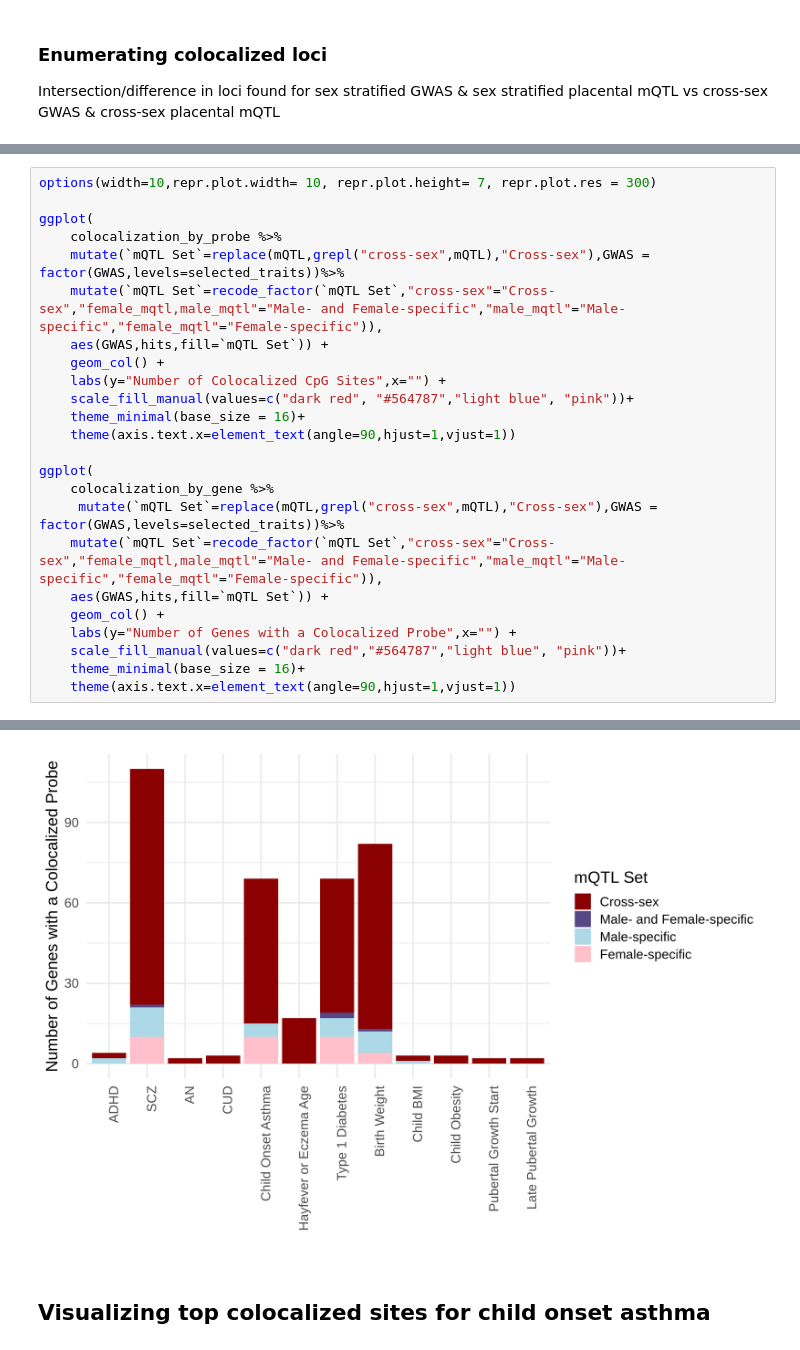
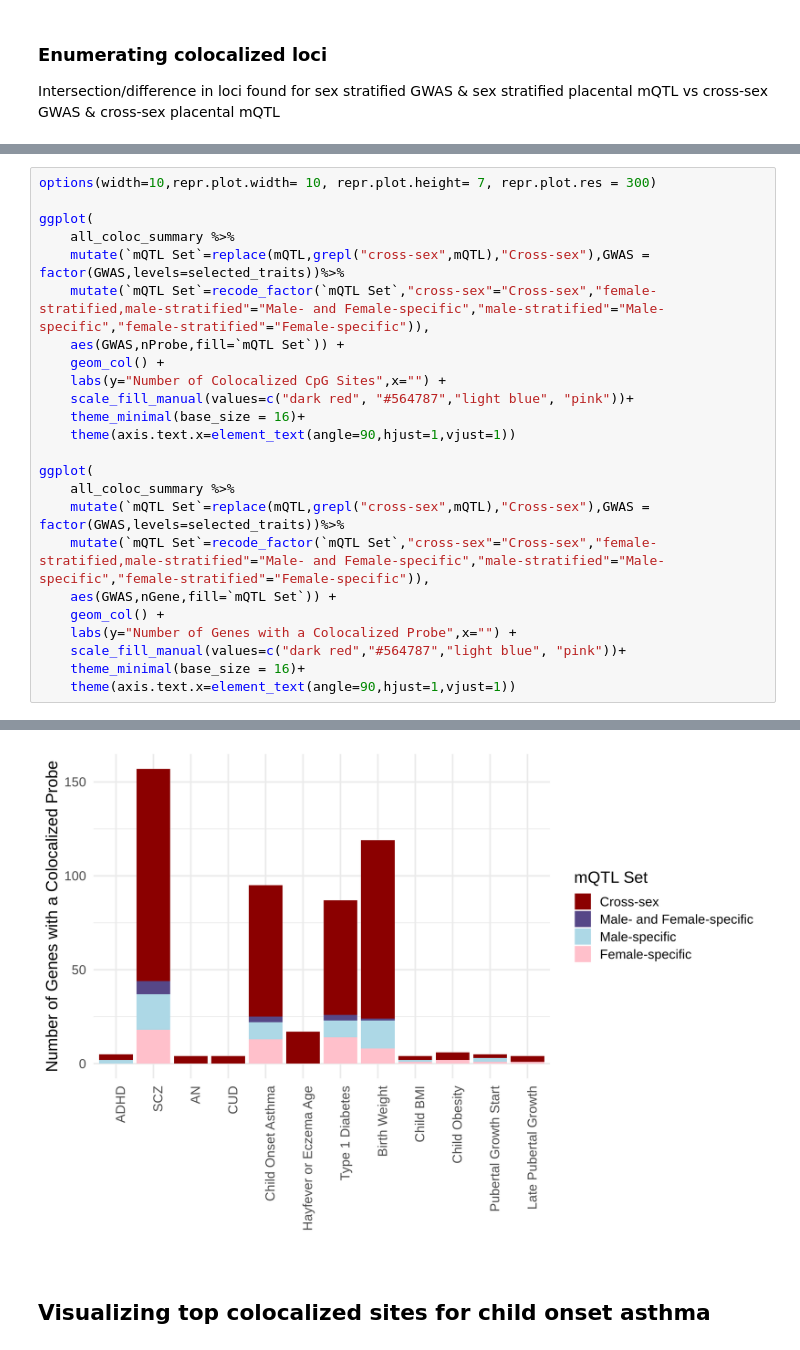
Before and after one commit to wilcas/sex_specific_mQTL, a Jupyter notebook: mQTL_analyses/main_analyses/placental_mqtl_colocalization.ipynb, the cells around one changed output, grey strips where cells are left out. Cells and saved outputs as stored; diff of their text form.

Commit message:
fix gene-cpg counting in colocalized loci

```diff
--- a/mQTL_analyses/main_analyses/placental_mqtl_colocalization.ipynb
+++ b/mQTL_analyses/main_analyses/placental_mqtl_colocalization.ipynb
@@ -789,30 +781,30 @@ A data.table: 43 × 4
 # %%
 options(width=10,repr.plot.width= 10, repr.plot.height= 7, repr.plot.res = 300)
 
 ggplot(
-    colocalization_by_probe %>%
+    all_coloc_summary %>%
     mutate(`mQTL Set`=replace(mQTL,grepl("cross-sex",mQTL),"Cross-sex"),GWAS = factor(GWAS,levels=selected_traits))%>%
-    mutate(`mQTL Set`=recode_factor(`mQTL Set`,"cross-sex"="Cross-sex","female_mqtl,male_mqtl"="Male- and Female-specific","male_mqtl"="Male-specific","female_mqtl"="Female-specific")),
-    aes(GWAS,hits,fill=`mQTL Set`)) +
+    mutate(`mQTL Set`=recode_factor(`mQTL Set`,"cross-sex"="Cross-sex","female-stratified,male-stratified"="Male- and Female-specific","male-stratified"="Male-specific","female-stratified"="Female-specific")),
+    aes(GWAS,nProbe,fill=`mQTL Set`)) +
     geom_col() +
     labs(y="Number of Colocalized CpG Sites",x="") +
     scale_fill_manual(values=c("dark red", "#564787","light blue", "pink"))+
     theme_minimal(base_size = 16)+
     theme(axis.text.x=element_text(angle=90,hjust=1,vjust=1))
 
 ggplot(
-    colocalization_by_gene %>%
-     mutate(`mQTL Set`=replace(mQTL,grepl("cross-sex",mQTL),"Cross-sex"),GWAS = factor(GWAS,levels=selected_traits))%>%
-    mutate(`mQTL Set`=recode_factor(`mQTL Set`,"cross-sex"="Cross-sex","female_mqtl,male_mqtl"="Male- and Female-specific","male_mqtl"="Male-specific","female_mqtl"="Female-specific")),
-    aes(GWAS,hits,fill=`mQTL Set`)) +
+    all_coloc_summary %>%
+    mutate(`mQTL Set`=replace(mQTL,grepl("cross-sex",mQTL),"Cross-sex"),GWAS = factor(GWAS,levels=selected_traits))%>%
+    mutate(`mQTL Set`=recode_factor(`mQTL Set`,"cross-sex"="Cross-sex","female-stratified,male-stratified"="Male- and Female-specific","male-stratified"="Male-specific","female-stratified"="Female-specific")),
+    aes(GWAS,nGene,fill=`mQTL Set`)) +
     geom_col() +
     labs(y="Number of Genes with a Colocalized Probe",x="") +
     scale_fill_manual(values=c("dark red","#564787","light blue", "pink"))+
     theme_minimal(base_size = 16)+
     theme(axis.text.x=element_text(angle=90,hjust=1,vjust=1))
 # %% [output]
 [figure]
-[figure, old version]
+[figure, new version]
 # %% [markdown]
 ##  Visualizing top colocalized sites for child onset asthma
 # %% [markdown]
```
Also changed, not shown: parts of 8 cells of this notebook.
